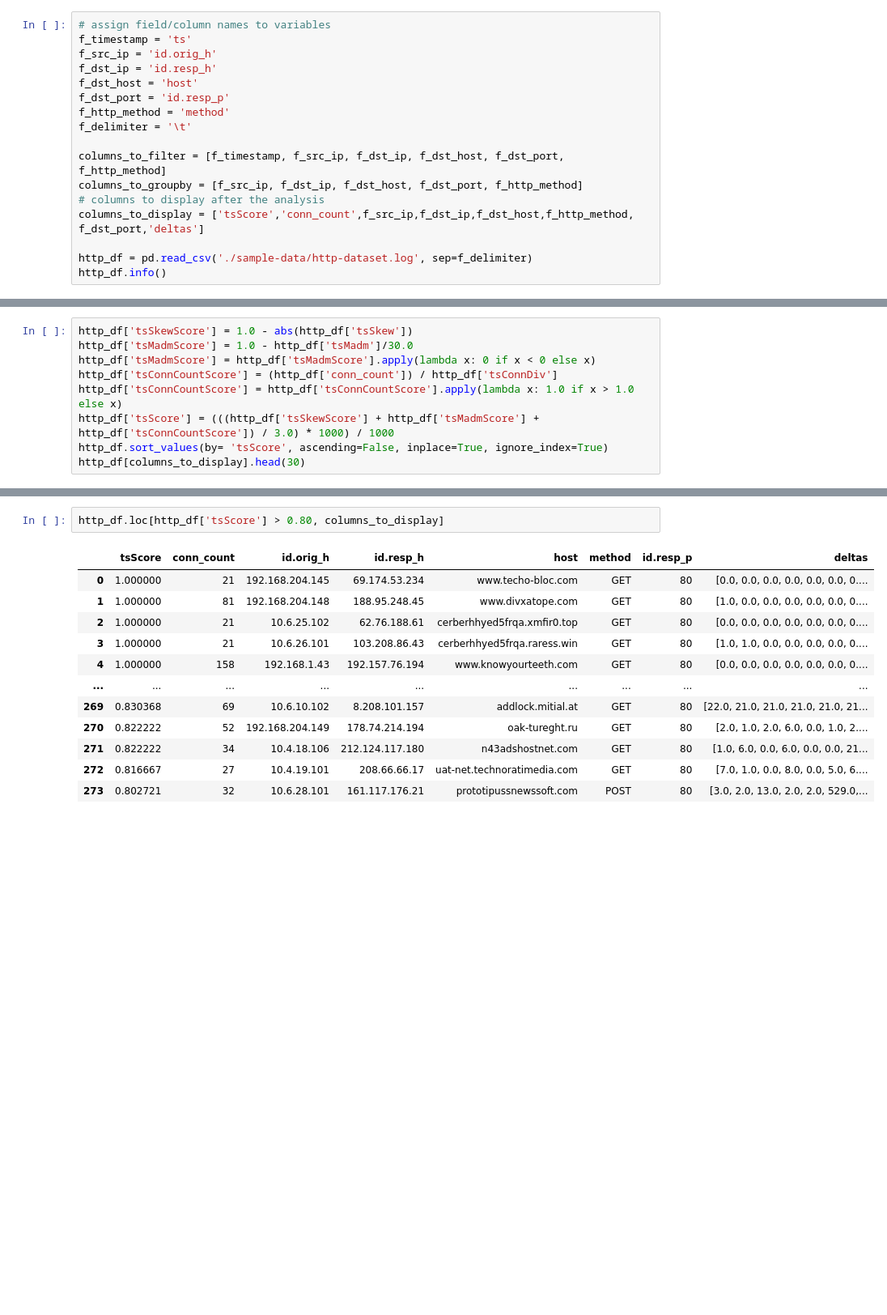
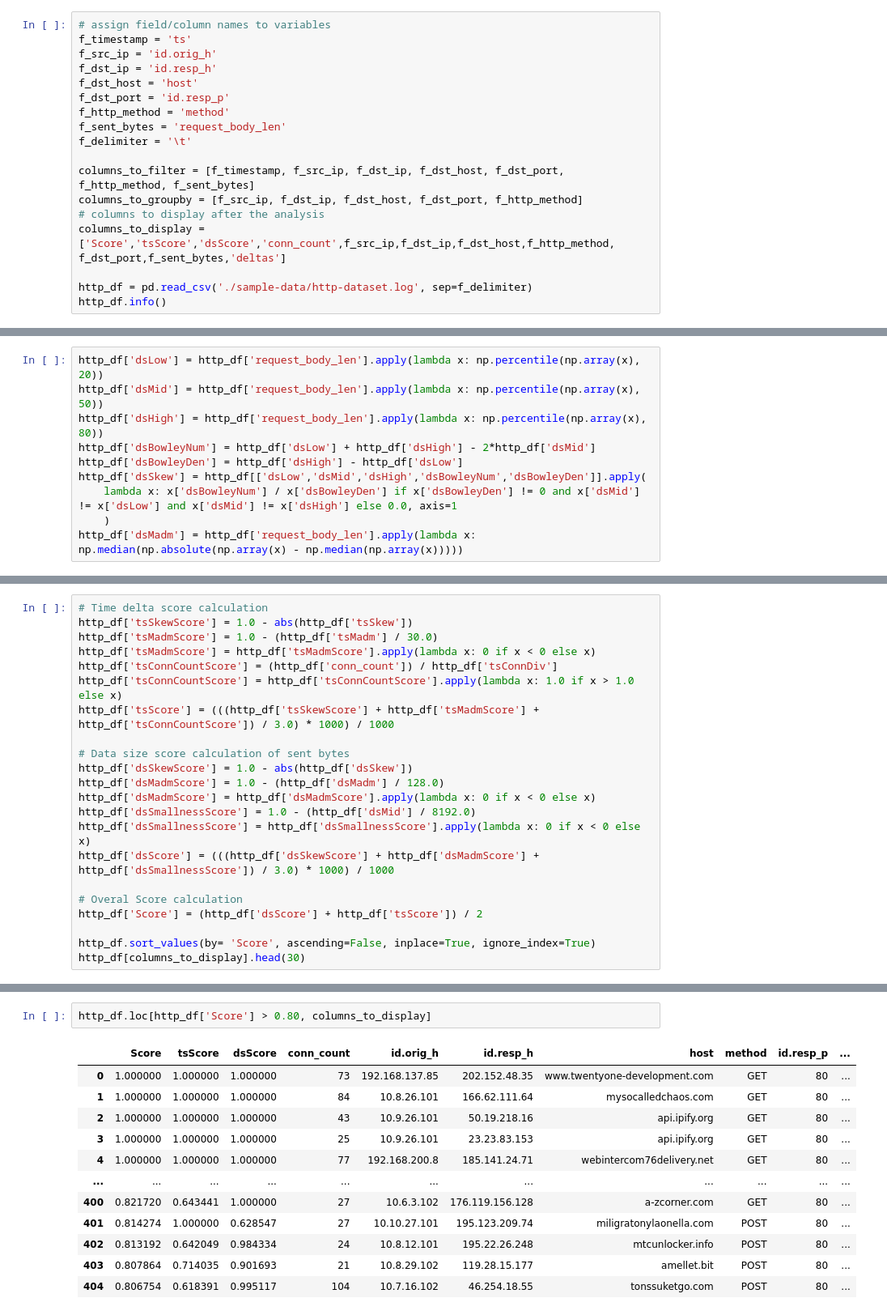
Before and after one commit to Cyb3r-Monk/RITA-J, a Jupyter notebook: C2 Detection - HTTP.ipynb, the cells around one changed output, grey strips where cells are left out. Shown: that part at 81% size. Saved outputs shown, nothing was run; the diff lists cells and outputs as text; blank space fills up the shorter version.

```diff
--- a/C2 Detection - HTTP.ipynb
+++ b/C2 Detection - HTTP.ipynb
@@ -122,12 +137,13 @@ f_dst_ip = 'id.resp_h'
 f_dst_host = 'host'
 f_dst_port = 'id.resp_p'
 f_http_method = 'method'
+f_sent_bytes = 'request_body_len'
 f_delimiter = '\t'
 
-columns_to_filter = [f_timestamp, f_src_ip, f_dst_ip, f_dst_host, f_dst_port, f_http_method]
+columns_to_filter = [f_timestamp, f_src_ip, f_dst_ip, f_dst_host, f_dst_port, f_http_method, f_sent_bytes]
 columns_to_groupby = [f_src_ip, f_dst_ip, f_dst_host, f_dst_port, f_http_method]
 # columns to display after the analysis
-columns_to_display = ['tsScore','conn_count',f_src_ip,f_dst_ip,f_dst_host,f_http_method, f_dst_port,'deltas']
+columns_to_display = ['Score','tsScore','dsScore','conn_count',f_src_ip,f_dst_ip,f_dst_host,f_http_method, f_dst_port,f_sent_bytes,'deltas']
 
 http_df = pd.read_csv('./sample-data/http-dataset.log', sep=f_delimiter)
 http_df.info()
@@ -269,3 +288,13 @@ http_df['tsConnDiv'] = http_df[f_timestamp].apply(lambda x: (x[-1].to_pydatetime
+# %%
+http_df['dsLow'] = http_df['request_body_len'].apply(lambda x: np.percentile(np.array(x), 20))
+http_df['dsMid'] = http_df['request_body_len'].apply(lambda x: np.percentile(np.array(x), 50))
+http_df['dsHigh'] = http_df['request_body_len'].apply(lambda x: np.percentile(np.array(x), 80))
+http_df['dsBowleyNum'] = http_df['dsLow'] + http_df['dsHigh'] - 2*http_df['dsMid']
+http_df['dsBowleyDen'] = http_df['dsHigh'] - http_df['dsLow']
+http_df['dsSkew'] = http_df[['dsLow','dsMid','dsHigh','dsBowleyNum','dsBowleyDen']].apply(
+    lambda x: x['dsBowleyNum'] / x['dsBowleyDen'] if x['dsBowleyDen'] != 0 and x['dsMid'] != x['dsLow'] and x['dsMid'] != x['dsHigh'] else 0.0, axis=1
+    )
+http_df['dsMadm'] = http_df['request_body_len'].apply(lambda x: np.median(np.absolute(np.array(x) - np.median(np.array(x)))))
 # %%
 http_df.head(3)
 # %% [output]
@@ -276,12 +306,25 @@ http_df.head(3)
 # %% [markdown]
 ### Calculating the score
 # %%
+# Time delta score calculation
 http_df['tsSkewScore'] = 1.0 - abs(http_df['tsSkew'])
-http_df['tsMadmScore'] = 1.0 - http_df['tsMadm']/30.0
+http_df['tsMadmScore'] = 1.0 - (http_df['tsMadm'] / 30.0)
 http_df['tsMadmScore'] = http_df['tsMadmScore'].apply(lambda x: 0 if x < 0 else x)
 http_df['tsConnCountScore'] = (http_df['conn_count']) / http_df['tsConnDiv']
 http_df['tsConnCountScore'] = http_df['tsConnCountScore'].apply(lambda x: 1.0 if x > 1.0 else x)
 http_df['tsScore'] = (((http_df['tsSkewScore'] + http_df['tsMadmScore'] + http_df['tsConnCountScore']) / 3.0) * 1000) / 1000
-http_df.sort_values(by= 'tsScore', ascending=False, inplace=True, ignore_index=True)
+
+# Data size score calculation of sent bytes
+http_df['dsSkewScore'] = 1.0 - abs(http_df['dsSkew'])
+http_df['dsMadmScore'] = 1.0 - (http_df['dsMadm'] / 128.0)
+http_df['dsMadmScore'] = http_df['dsMadmScore'].apply(lambda x: 0 if x < 0 else x)
+http_df['dsSmallnessScore'] = 1.0 - (http_df['dsMid'] / 8192.0)
+http_df['dsSmallnessScore'] = http_df['dsSmallnessScore'].apply(lambda x: 0 if x < 0 else x)
+http_df['dsScore'] = (((http_df['dsSkewScore'] + http_df['dsMadmScore'] + http_df['dsSmallnessScore']) / 3.0) * 1000) / 1000
+
+# Overal Score calculation
+http_df['Score'] = (http_df['dsScore'] + http_df['tsScore']) / 2
+
+http_df.sort_values(by= 'Score', ascending=False, inplace=True, ignore_index=True)
 http_df[columns_to_display].head(30)
 # %% [output]
@@ -305,17 +348,17 @@ http_df[columns_to_display].head(30)
 # %% [markdown]
 ## Display the traffic with high scores
 # %%
-http_df.loc[http_df['tsScore'] > 0.80, columns_to_display]
+http_df.loc[http_df['Score'] > 0.80, columns_to_display]
 # %% [output]
-|  | tsScore | conn_count | id.orig_h | id.resp_h | host | method | id.resp_p | deltas |
-| 0 | 1.000000 | 21 | 192.168.204.145 | 69.174.53.234 | www.techo-bloc.com | GET | 80 | [0.0, 0.0, 0.0, 0.0, 0.0, 0.0, 0.... |
-| 1 | 1.000000 | 81 | 192.168.204.148 | 188.95.248.45 | www.divxatope.com | GET | 80 | [1.0, 0.0, 0.0, 0.0, 0.0, 0.0, 0.... |
-| 2 | 1.000000 | 21 | 10.6.25.102 | 62.76.188.61 | cerberhhyed5frqa.xmfir0.top | GET | 80 | [0.0, 0.0, 0.0, 0.0, 0.0, 0.0, 0.... |
-| 3 | 1.000000 | 21 | 10.6.26.101 | 103.208.86.43 | cerberhhyed5frqa.raress.win | GET | 80 | [1.0, 1.0, 0.0, 0.0, 0.0, 0.0, 0.... |
-| 4 | 1.000000 | 158 | 192.168.1.43 | 192.157.76.194 | www.knowyourteeth.com | GET | 80 | [0.0, 0.0, 0.0, 0.0, 0.0, 0.0, 0.... |
-| ... | ... | ... | ... | ... | ... | ... | ... | ... |
-| 269 | 0.830368 | 69 | 10.6.10.102 | 8.208.101.157 | addlock.mitial.at | GET | 80 | [22.0, 21.0, 21.0, 21.0, 21.0, 21... |
-| 270 | 0.822222 | 52 | 192.168.204.149 | 178.74.214.194 | oak-tureght.ru | GET | 80 | [2.0, 1.0, 2.0, 6.0, 0.0, 1.0, 2.... |
-| 271 | 0.822222 | 34 | 10.4.18.106 | 212.124.117.180 | n43adshostnet.com | GET | 80 | [1.0, 6.0, 0.0, 6.0, 0.0, 0.0, 21... |
-| 272 | 0.816667 | 27 | 10.4.19.101 | 208.66.66.17 | uat-net.technoratimedia.com | GET | 80 | [7.0, 1.0, 0.0, 8.0, 0.0, 5.0, 6.... |
-| 273 | 0.802721 | 32 | 10.6.28.101 | 161.117.176.21 | prototipussnewssoft.com | POST | 80 | [3.0, 2.0, 13.0, 2.0, 2.0, 529.0,... |
+|  | Score | tsScore | dsScore | conn_count | id.orig_h | id.resp_h | host | method | id.resp_p | ... |
+| 0 | 1.000000 | 1.000000 | 1.000000 | 73 | 192.168.137.85 | 202.152.48.35 | www.twentyone-development.com | GET | 80 | ... |
+| 1 | 1.000000 | 1.000000 | 1.000000 | 84 | 10.8.26.101 | 166.62.111.64 | mysocalledchaos.com | GET | 80 | ... |
+| 2 | 1.000000 | 1.000000 | 1.000000 | 43 | 10.9.26.101 | 50.19.218.16 | api.ipify.org | GET | 80 | ... |
+| 3 | 1.000000 | 1.000000 | 1.000000 | 25 | 10.9.26.101 | 23.23.83.153 | api.ipify.org | GET | 80 | ... |
+| 4 | 1.000000 | 1.000000 | 1.000000 | 77 | 192.168.200.8 | 185.141.24.71 | webintercom76delivery.net | GET | 80 | ... |
+| ... | ... | ... | ... | ... | ... | ... | ... | ... | ... | ... |
+| 400 | 0.821720 | 0.643441 | 1.000000 | 27 | 10.6.3.102 | 176.119.156.128 | a-zcorner.com | GET | 80 | ... |
+| 401 | 0.814274 | 1.000000 | 0.628547 | 27 | 10.10.27.101 | 195.123.209.74 | miligratonylaonella.com | POST | 80 | ... |
+| 402 | 0.813192 | 0.642049 | 0.984334 | 24 | 10.8.12.101 | 195.22.26.248 | mtcunlocker.info | POST | 80 | ... |
+| 403 | 0.807864 | 0.714035 | 0.901693 | 21 | 10.8.29.102 | 119.28.15.177 | amellet.bit | POST | 80 | ... |
+| 404 | 0.806754 | 0.618391 | 0.995117 | 104 | 10.7.16.102 | 46.254.18.55 | tonssuketgo.com | POST | 80 | ... |
```
Also changed, not shown: parts of 14 cells of this notebook.
